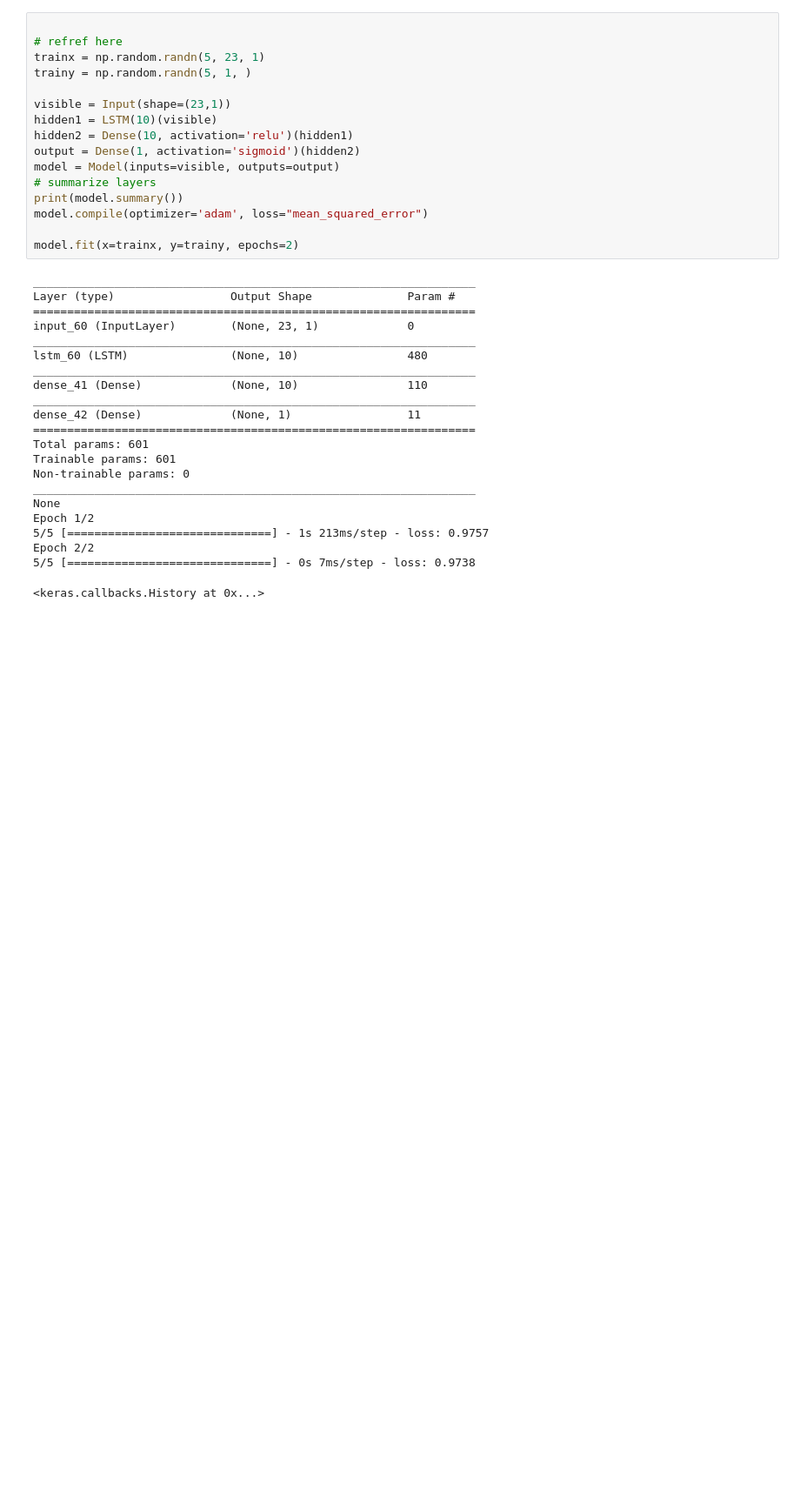
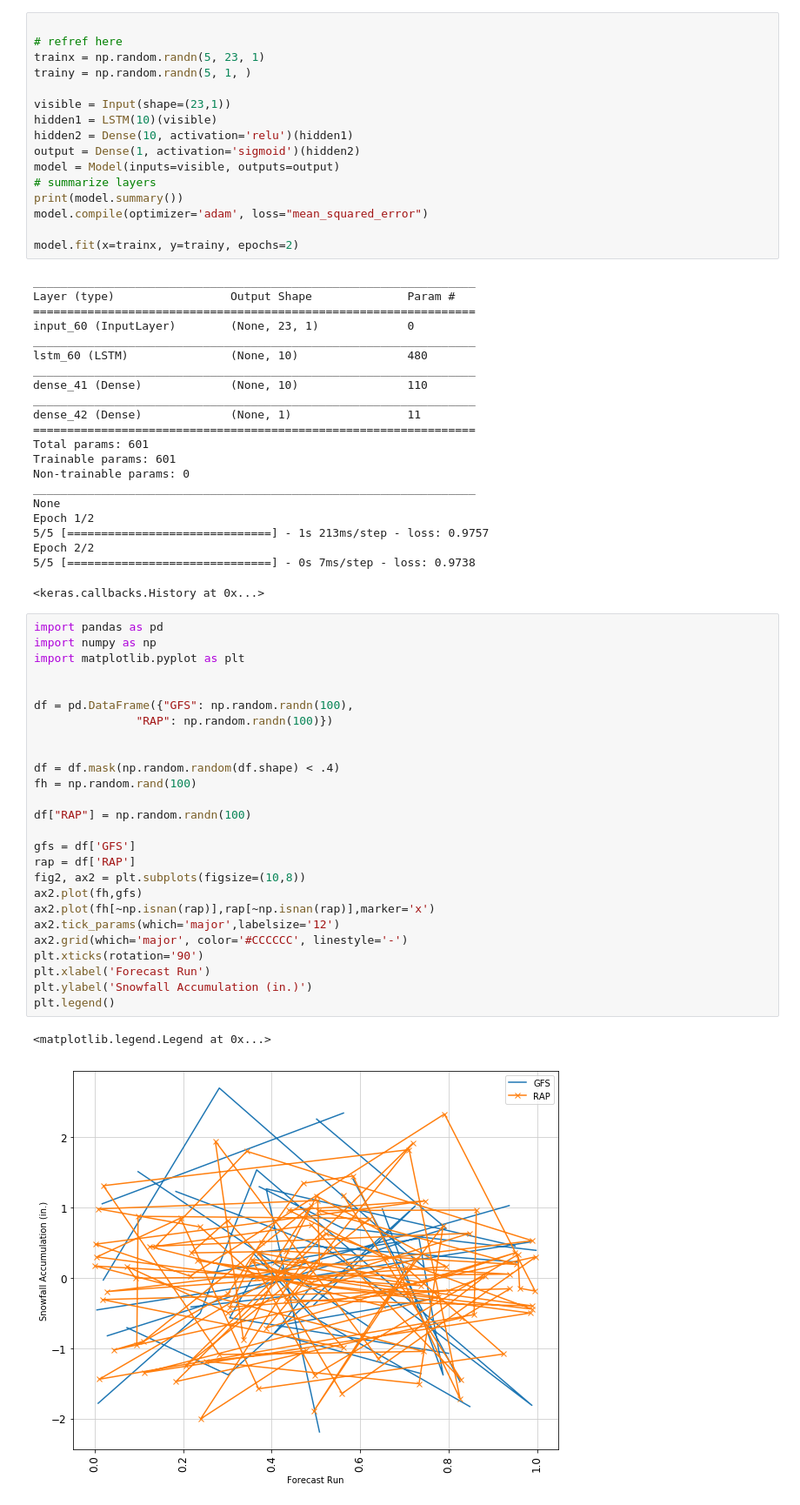
Before and after one commit to callinSwitzer/GarbageCollector, a Jupyter notebook: StackOverflowQuestions.ipynb, the cells around one changed output. Shown at 87% size. Saved outputs shown, nothing was run; the diff lists cells and outputs as text; blank space fills up the shorter version.

```diff
--- a/StackOverflowQuestions.ipynb
+++ b/StackOverflowQuestions.ipynb
@@ -570,3 +570,32 @@ Epoch 1/2
 Epoch 2/2
 5/5 [==============================] - 0s 7ms/step - loss: 0.9738
 <keras.callbacks.History at 0x...>
+# %%
+import pandas as pd
+import numpy as np
+import matplotlib.pyplot as plt
+
+
+df = pd.DataFrame({"GFS": np.random.randn(100),
+               "RAP": np.random.randn(100)})
+
+
+df = df.mask(np.random.random(df.shape) < .4)
+fh = np.random.rand(100)
+
+df["RAP"] = np.random.randn(100)
+
+gfs = df['GFS']
+rap = df['RAP']
+fig2, ax2 = plt.subplots(figsize=(10,8))
+ax2.plot(fh,gfs)
+ax2.plot(fh[~np.isnan(rap)],rap[~np.isnan(rap)],marker='x')
+ax2.tick_params(which='major',labelsize='12')
+ax2.grid(which='major', color='#CCCCCC', linestyle='-')
+plt.xticks(rotation='90')
+plt.xlabel('Forecast Run')
+plt.ylabel('Snowfall Accumulation (in.)')
+plt.legend()
+# %% [output]
+<matplotlib.legend.Legend at 0x...>
+[figure, added]
```
Also changed, not shown: 1 other file.
